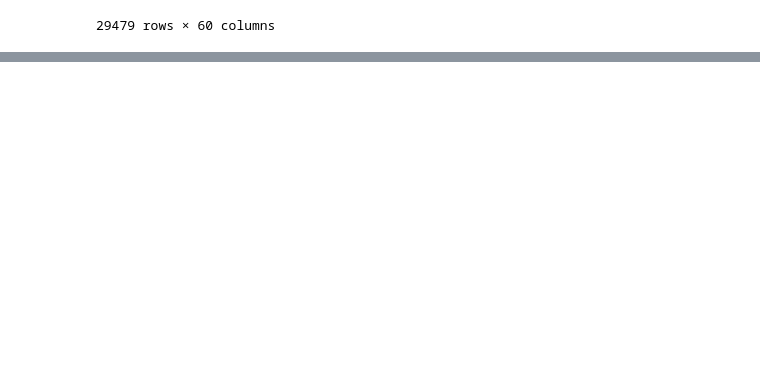
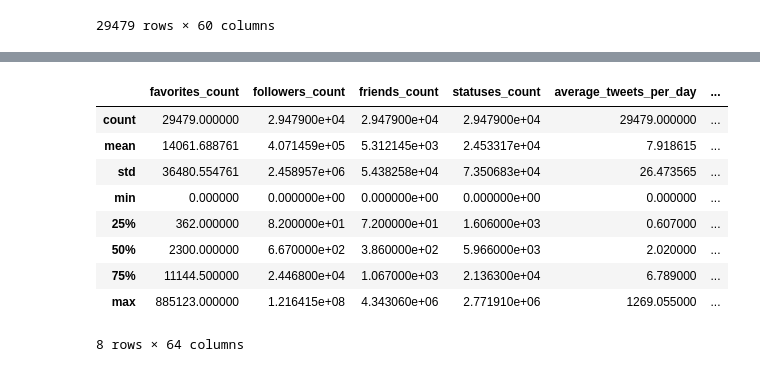
Before and after one commit to crisgompec/ImbalancedDataset, a Jupyter notebook: Dataset2/Data_exploration.ipynb, the cells around one changed output, grey strips where cells are left out. Saved outputs shown, nothing was run; the diff lists cells and outputs as text; code cells hidden in the pictures; blank space fills up the shorter version.

Commit message:
Added further preprocessing to get non-cathegorical data

```diff
--- a/Dataset2/Data_exploration.ipynb
+++ b/Dataset2/Data_exploration.ipynb
@@ -257,0 +260,3 @@ data_def
+# %%
+data = pd.read_csv('twitter_purify.csv')
+data.info()
@@ -257,0 +281,4 @@ data_def
+# %%
+data = data.dropna()
+data = data.drop(columns=['id','location'],axis=1)
+data.info()
@@ -257,0 +314,8 @@ data_def
+# %%
+# Create dummies
+cathegorical_features = ['default_profile', 'default_profile_image','geo_enabled', 'lang','verified','account_type']
+for column in cathegorical_features:
+    dummies=pd.get_dummies(data[column],prefix=column)
+    data = pd.concat([data,dummies],axis=1)
+data = data.drop(columns=cathegorical_features)
+data.head()
@@ -257,0 +350,15 @@ data_def
+# %%
+# Eliminate one of the True/False cathegorical data
+data = data.drop(columns=['default_profile_False','default_profile_image_False','','',''])
+data.describe()
+# %% [output]
+|  | favorites_count | followers_count | friends_count | statuses_count | average_tweets_per_day | ... |
+| count | 29479.000000 | 2.947900e+04 | 2.947900e+04 | 2.947900e+04 | 29479.000000 | ... |
+| mean | 14061.688761 | 4.071459e+05 | 5.312145e+03 | 2.453317e+04 | 7.918615 | ... |
+| std | 36480.554761 | 2.458957e+06 | 5.438258e+04 | 7.350683e+04 | 26.473565 | ... |
+| min | 0.000000 | 0.000000e+00 | 0.000000e+00 | 0.000000e+00 | 0.000000 | ... |
+| 25% | 362.000000 | 8.200000e+01 | 7.200000e+01 | 1.606000e+03 | 0.607000 | ... |
+| 50% | 2300.000000 | 6.670000e+02 | 3.860000e+02 | 5.966000e+03 | 2.020000 | ... |
+| 75% | 11144.500000 | 2.446800e+04 | 1.067000e+03 | 2.136300e+04 | 6.789000 | ... |
+| max | 885123.000000 | 1.216415e+08 | 4.343060e+06 | 2.771910e+06 | 1269.055000 | ... |
+8 rows × 64 columns
```
Also changed, not shown: parts of 8 cells of this notebook.
